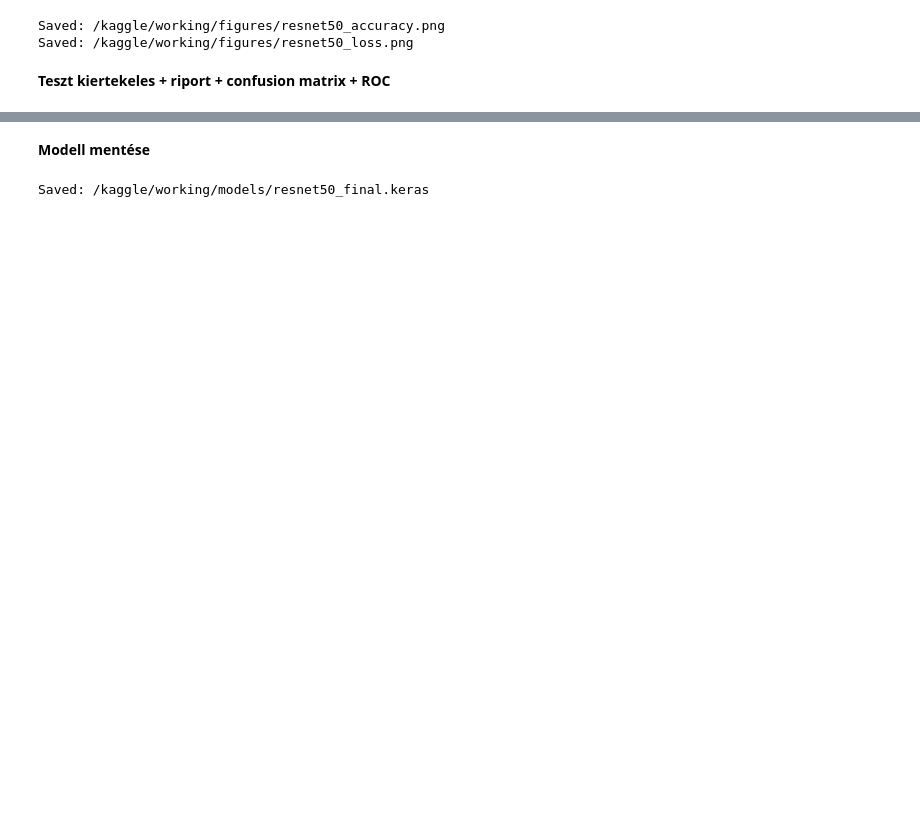
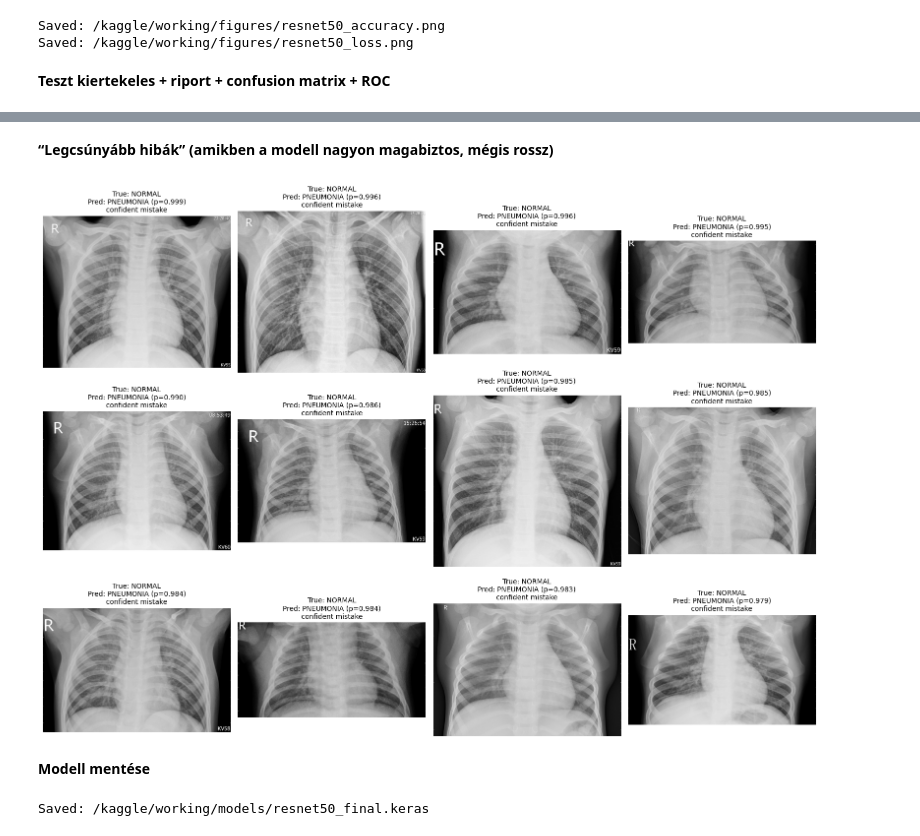
Before and after one commit to balazsakos03/allamvizsga_tudorontgen_BalazsAkos, a Jupyter notebook: notebooks/02-transfer-learning-resnet.ipynb, the cells around one changed output, grey strips where cells are left out. Drawn from its saved outputs; the diff is of its cells as text; code cells hidden in the pictures; blank space fills up the shorter version.

```diff
--- a/notebooks/02-transfer-learning-resnet.ipynb
+++ b/notebooks/02-transfer-learning-resnet.ipynb
@@ -345,3 +409,57 @@ Saved: /kaggle/working/metrics/resnet50_metrics.json
+# %% [markdown]
+**“Legcsúnyább hibák” (amikben a modell nagyon magabiztos, mégis rossz)**
+# %%
+def show_top_mistakes(model, test_gen, k=12, threshold=0.5):
+    """
+    Megmutatja a k legmagabiztosabb tévedést a teszthalmazból.
+    """
+    test_gen.reset()
+    y_prob = model.predict(test_gen, verbose=0).ravel()
+    y_true = test_gen.classes
+    y_pred = (y_prob >= threshold).astype(int)
+
+    wrong = np.where(y_true != y_pred)[0]
+    if len(wrong) == 0:
+        print("Nincs tévesztés a teszthalmazon ezzel a threshold-dal.")
+        return
+
+    #"magabiztossag" = mennyire tavol van a 0.5-tol
+    confidence = np.abs(y_prob[wrong] - threshold)
+    top_wrong = wrong[np.argsort(-confidence)][:min(k, len(wrong))]
+
+    idx_to_class = {v: k for k, v in test_gen.class_indices.items()}
+    class_names = [idx_to_class[0], idx_to_class[1]]
+
+    cols = 4
+    rows = int(np.ceil(len(top_wrong) / cols))
+    plt.figure(figsize=(cols * 4, rows * 4))
+
+    for i, idx in enumerate(top_wrong, start=1):
+        img_path = test_gen.filepaths[idx]
+        img = plt.imread(img_path)
+
+        true_label = y_true[idx]
+        pred_label = y_pred[idx]
+        prob = y_prob[idx]
+
+        title = (
+            f"True: {class_names[true_label]}\n"
+            f"Pred: {class_names[pred_label]} (p={prob:.3f})\n"
+            f"confident mistake"
+        )
+
+        plt.subplot(rows, cols, i)
+        plt.imshow(img, cmap="gray" if img.ndim == 2 else None)
+        plt.axis("off")
+        plt.title(title, fontsize=10)
+
+    plt.tight_layout()
+    plt.show()
+
+#pelda futtatas:
+show_top_mistakes(model, test_gen, k=12, threshold=0.5)
+# %% [output]
+[figure, added]
 # %% [markdown]
 **Modell mentése**
 # %%
```
Also changed, not shown: parts of 8 cells of this notebook, 5 other files.
